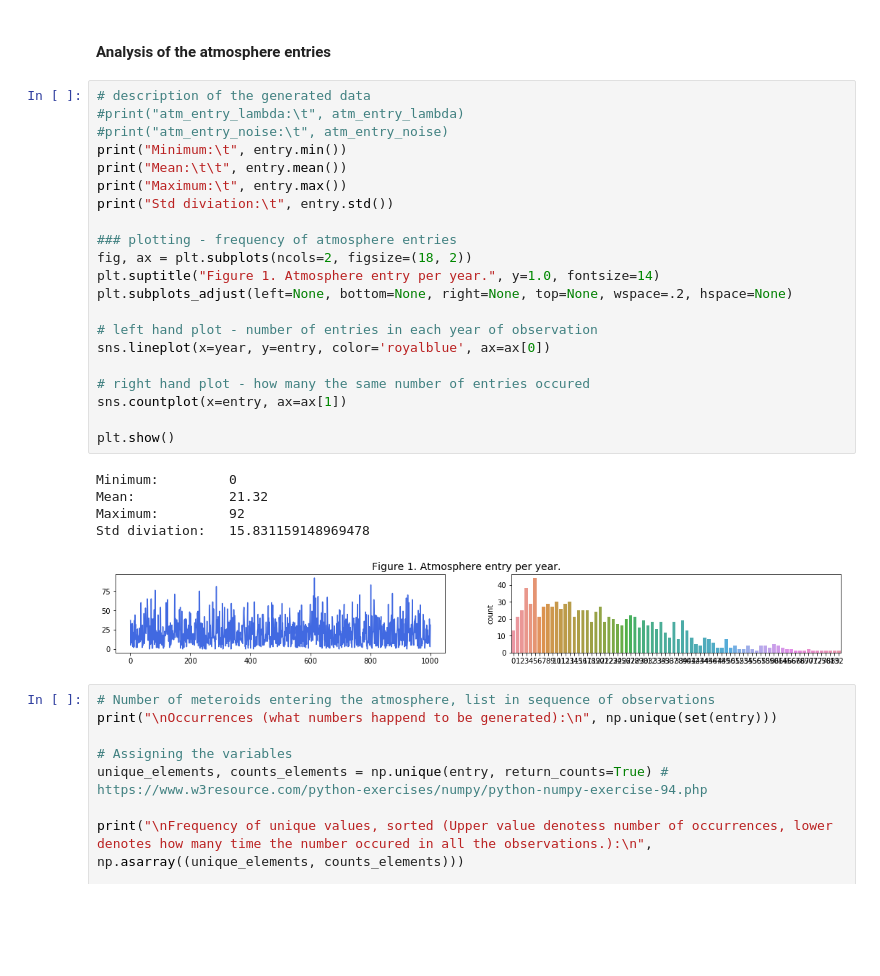
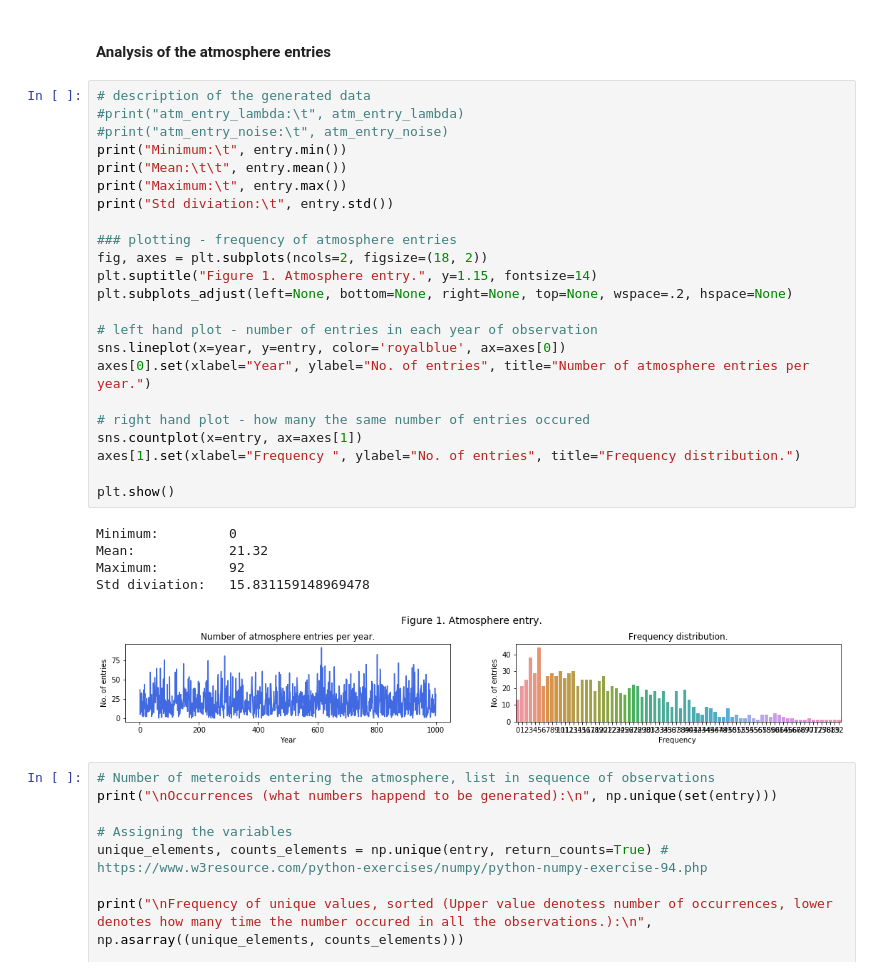
Before and after one commit to andkoc001/data_synthesis, a Jupyter notebook: data_synth_1.ipynb, the cells around one changed output. Cells and saved outputs as stored; diff of their text form; blank space fills up the shorter version.

Commit message:
Axis lables in plots added

```diff
--- a/data_synth_1.ipynb
+++ b/data_synth_1.ipynb
@@ -175,30 +175,32 @@ data["Entry"] = entry
 # %%
 # description of the generated data
 #print("atm_entry_lambda:\t", atm_entry_lambda)
 #print("atm_entry_noise:\t", atm_entry_noise)
 print("Minimum:\t", entry.min())
 print("Mean:\t\t", entry.mean())
 print("Maximum:\t", entry.max())
 print("Std diviation:\t", entry.std())
 
 ### plotting - frequency of atmosphere entries
-fig, ax = plt.subplots(ncols=2, figsize=(18, 2))
-plt.suptitle("Figure 1. Atmosphere entry per year.", y=1.0, fontsize=14)
+fig, axes = plt.subplots(ncols=2, figsize=(18, 2))
+plt.suptitle("Figure 1. Atmosphere entry.", y=1.15, fontsize=14)
 plt.subplots_adjust(left=None, bottom=None, right=None, top=None, wspace=.2, hspace=None)
 
 # left hand plot - number of entries in each year of observation
-sns.lineplot(x=year, y=entry, color='royalblue', ax=ax[0])
+sns.lineplot(x=year, y=entry, color='royalblue', ax=axes[0])
+axes[0].set(xlabel="Year", ylabel="No. of entries", title="Number of atmosphere entries per year.")
 
 # right hand plot - how many the same number of entries occured
-sns.countplot(x=entry, ax=ax[1])
+sns.countplot(x=entry, ax=axes[1])
+axes[1].set(xlabel="Frequency ", ylabel="No. of entries", title="Frequency distribution.")
 
 plt.show()
 # %% [output]
 Minimum:         0
 Mean:            21.32
 Maximum:         92
 Std diviation:   15.831159148969478
-[figure, old version]
+[figure, new version]
 # %%
 # Number of meteroids entering the atmosphere, list in sequence of observations
 print("\nOccurrences (what numbers happend to be generated):\n", np.unique(set(entry)))
```
Also changed, not shown: parts of 5 cells of this notebook.
